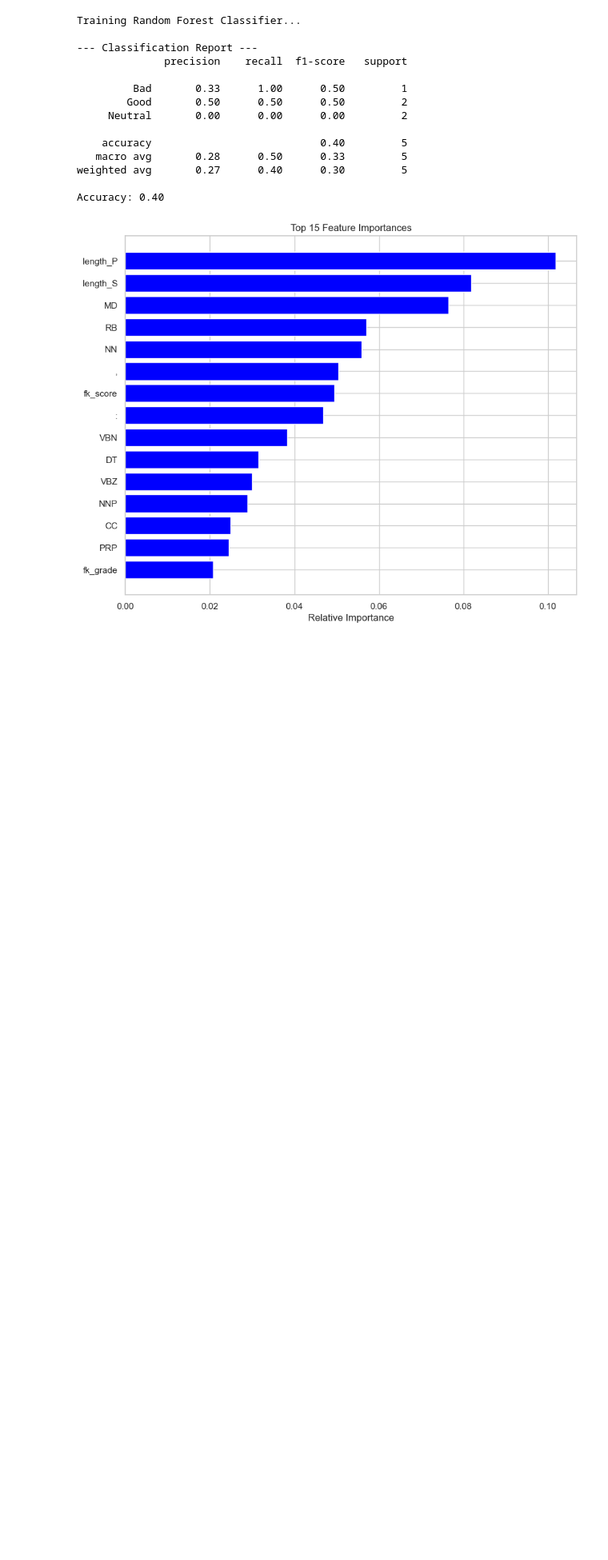
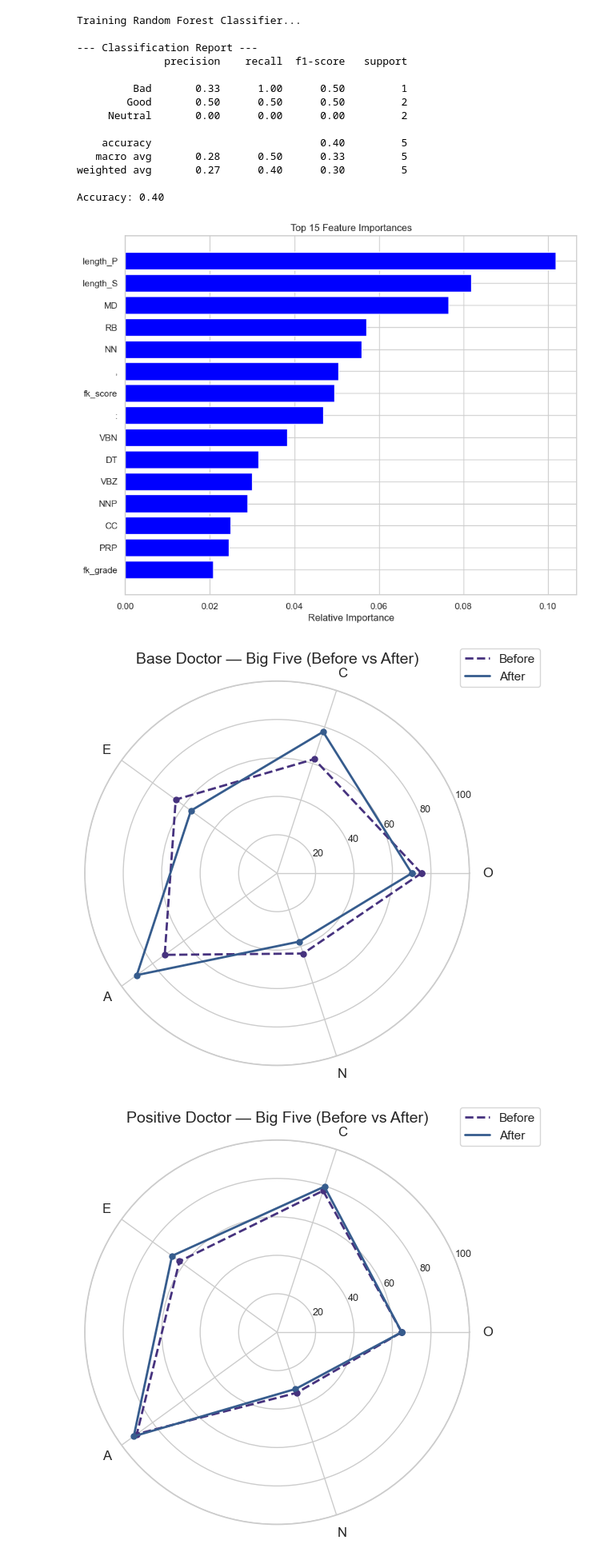
Before and after one commit to shalindasilva1/AgentClinic, a Jupyter notebook: Analysis/SOAP_Analysis_Condition1.ipynb, the cells around one changed output. Shown at 80% size. Cells and saved outputs as stored; diff of their text form; code cells hidden in the pictures; blank space fills up the shorter version.

Commit message:
add doc radar charts

```diff
--- a/Analysis/SOAP_Analysis_Condition1.ipynb
+++ b/Analysis/SOAP_Analysis_Condition1.ipynb
@@ -481,3 +479,83 @@ weighted avg       0.27      0.40      0.30         5
 
 Accuracy: 0.40
 [figure]
+# %%
+import json
+import numpy as np
+import matplotlib.pyplot as plt
+
+# -------- Helper: extract Big 5 scores from JSON --------
+def extract_big5_scores(json_data, phase="before"):
+    """
+    Extracts O, C, E, A, N values from a five-factor-e style result JSON.
+    """
+    personalities = json_data[phase]["person"]["result"]["personalities"]
+    # Flatten out the nested structure
+    big5 = {}
+    for item in personalities:
+        for key, val in item.items():
+            if key.lower() == "openness":
+                big5["O"] = val["O"]
+            elif key.lower() == "conscientiousness":
+                big5["C"] = val["C"]
+            elif key.lower() == "extraversion":
+                big5["E"] = val["E"]
+            elif key.lower() == "agreeableness":
+                big5["A"] = val["A"]
+            elif key.lower() == "neuroticism":
+                big5["N"] = val["N"]
+    return big5
+
+# -------- Radar plotting function --------
+def plot_radar_from_json(json_path, title):
+    # Load JSON file
+    with open(json_path, "r") as f:
+        data = json.load(f)
+
+    # Extract before/after values
+    before = extract_big5_scores(data, "before")
+    after = extract_big5_scores(data, "after")
+
+    traits = ["O", "C", "E", "A", "N"]
+    before_vals = [before[t] for t in traits]
+    after_vals  = [after[t]  for t in traits]
+
+    # Close the radar loop
+    labels = traits
+    angles = np.linspace(0, 2*np.pi, len(labels), endpoint=False)
+    angles = np.concatenate([angles, [angles[0]]])
+    before_plot = np.concatenate([before_vals, [before_vals[0]]])
+    after_plot  = np.concatenate([after_vals,  [after_vals[0]]])
+
+    # Create single radar figure
+    fig, ax = plt.subplots(figsize=(6,6), subplot_kw=dict(polar=True))
+
+    # Plot settings
+    ax.set_ylim(0, 100)
+    ax.set_xticks(angles[:-1])
+    ax.set_xticklabels(labels, fontsize=12)
+    ax.set_yticks([20, 40, 60, 80, 100])
+    ax.set_yticklabels([20, 40, 60, 80, 100], fontsize=9)
+
+    # Plot before vs after
+    ax.plot(angles, before_plot, linestyle='--', linewidth=2, label='Before')
+    ax.plot(angles, after_plot,  linestyle='-',  linewidth=2, label='After')
+
+    # Add points
+    ax.scatter(angles, before_plot, s=25)
+    ax.scatter(angles, after_plot,  s=25)
+
+    ax.set_title(title, fontsize=14, pad=16)
+    ax.legend(loc='upper right', bbox_to_anchor=(1.2, 1.1))
+
+    plt.tight_layout()
+    plt.show()
+
+# -------- Example usage --------
+# Save your JSON as e.g. "negative_doctor.json" then run:
+plot_radar_from_json("SOAP_neutral/personality_test.json", "Base Doctor — Big Five (Before vs After)")
+plot_radar_from_json("SOAP_good/personality_test.json", "Positive Doctor — Big Five (Before vs After)")
+plot_radar_from_json("SOAP_bad/personality_test.json", "Negative Doctor — Big Five (Before vs After)")
+# %% [output]
+[figure, added]
+[figure, added]
```
Also changed, not shown: parts of 5 cells of this notebook, 3 other files.
